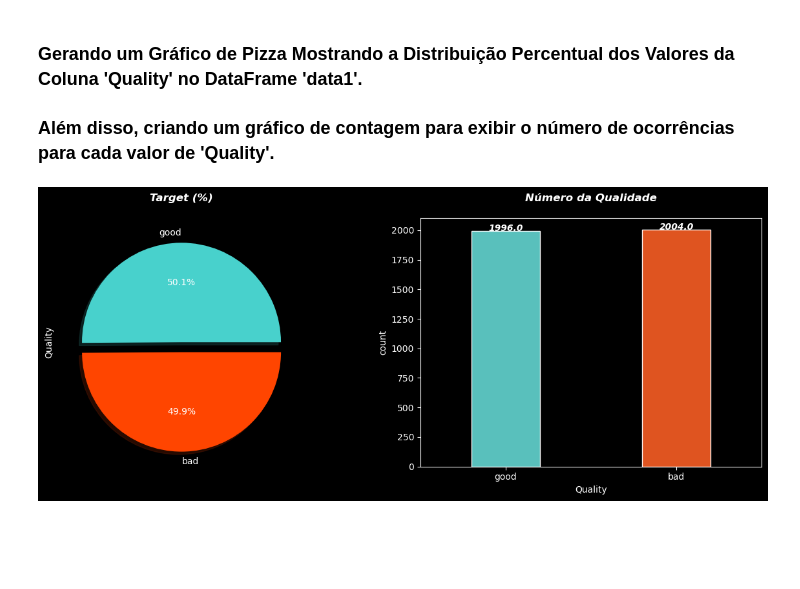
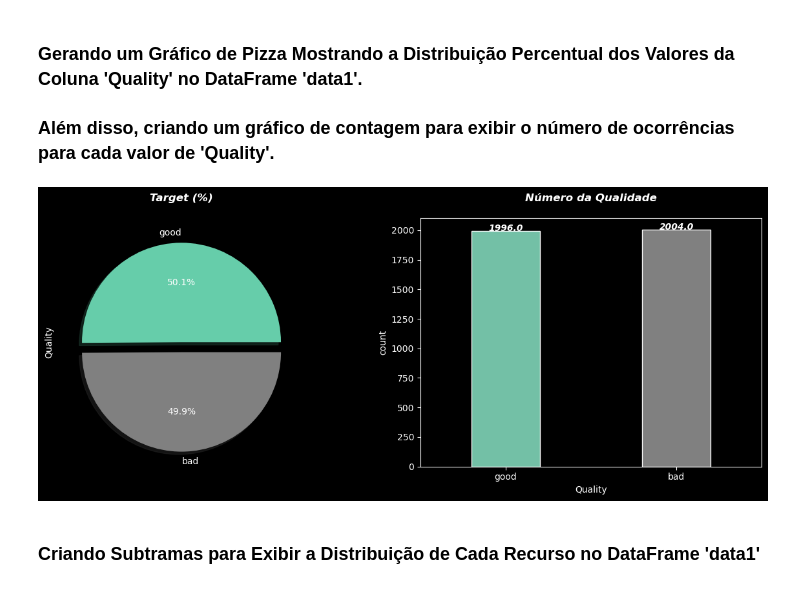
Before and after one commit to JonathaVaz/Classificacao_de_Macas_Machine_Learning, a Jupyter notebook: Machine Learning - Classificação de Maças 3 (Direto ao Ponto).ipynb, the cells around one changed output. Cells and saved outputs as stored; diff of their text form; code cells hidden in the pictures; blank space fills up the shorter version.

```diff
--- a/Machine Learning - Classificação de Maças 3 (Direto ao Ponto).ipynb
+++ b/Machine Learning - Classificação de Maças 3 (Direto ao Ponto).ipynb
@@ -204,21 +250,23 @@ Name: Quality, dtype: int64
 ### **Além disso, criando um gráfico de contagem para exibir o número de ocorrências para cada valor de 'Quality'.**
 # %%
 l = data1['Quality'].value_counts()
-colors = ['mediumturquoise', 'orangered']
+colors = ['mediumaquamarine', 'gray']
 plt.style.use('dark_background')
 
 fig = plt.subplots(nrows = 1, ncols = 2, figsize = (15,5))
 plt.subplot(1,2,1)
 l.plot.pie(explode=[0,0.1],autopct='%1.1f%%',shadow=True, labels=['good', 'bad'], colors=colors)
 plt.title('Target (%)\n', fontsize=12, fontweight='bold', style='italic')
 
 
 plt.subplot(1,2,2)
 ax = sns.countplot(x='Quality', data=data1, palette=colors, edgecolor='white', width=0.4)
 for rect in ax.patches:
     ax.text(rect.get_x() + rect.get_width() / 2, rect.get_height(), rect.get_height(), horizontalalignment='center', fontsize = 10, fontweight='bold', style='italic')
 ax.set_xticklabels(['good', 'bad'])
 plt.title('Número da Qualidade\n', fontsize=12, fontweight='bold', style='italic')
 plt.show()
 # %% [output]
-[figure, old version]
+[figure, new version]
+# %% [markdown]
+### **Criando Subtramas para Exibir a Distribuição de Cada Recurso no DataFrame 'data1'**
```
Also changed, not shown: parts of 54 cells of this notebook.
